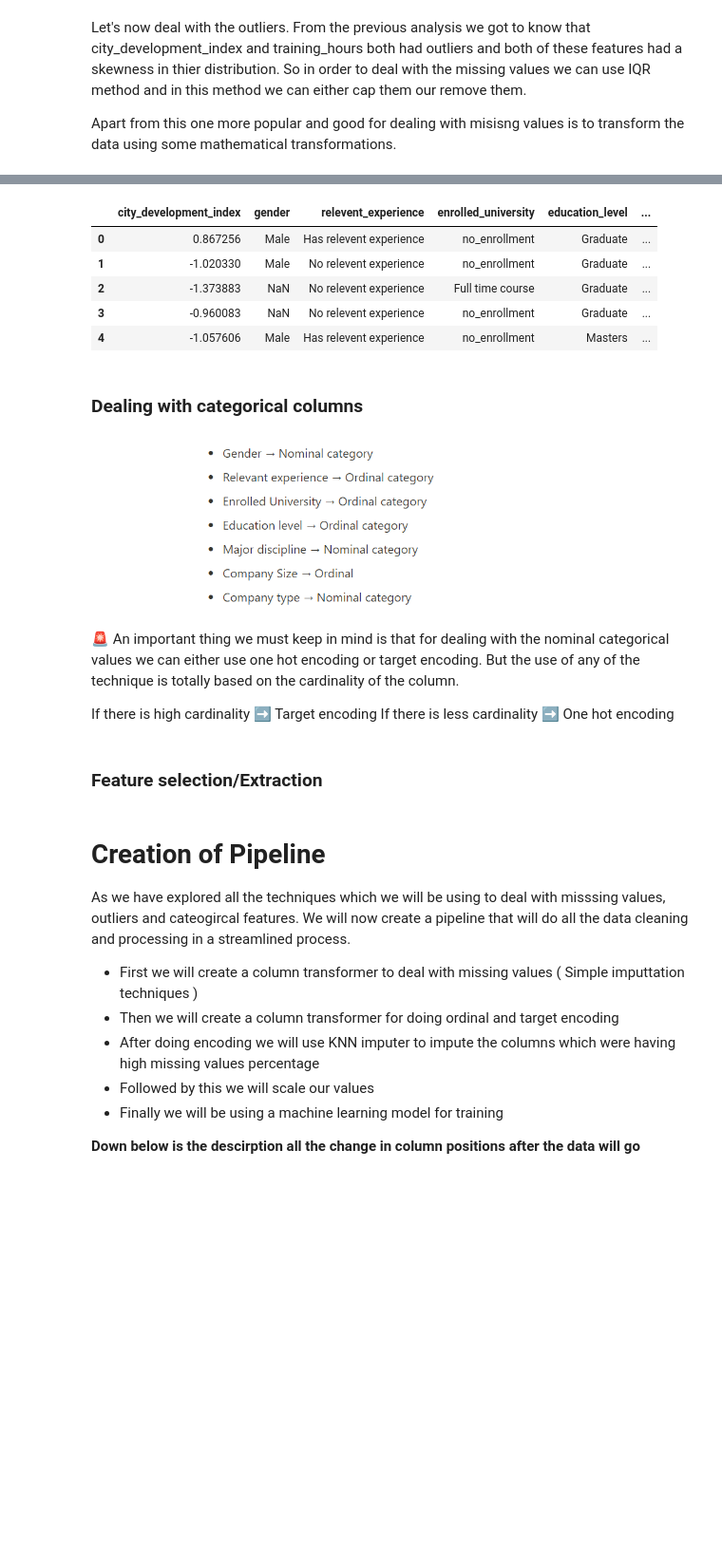
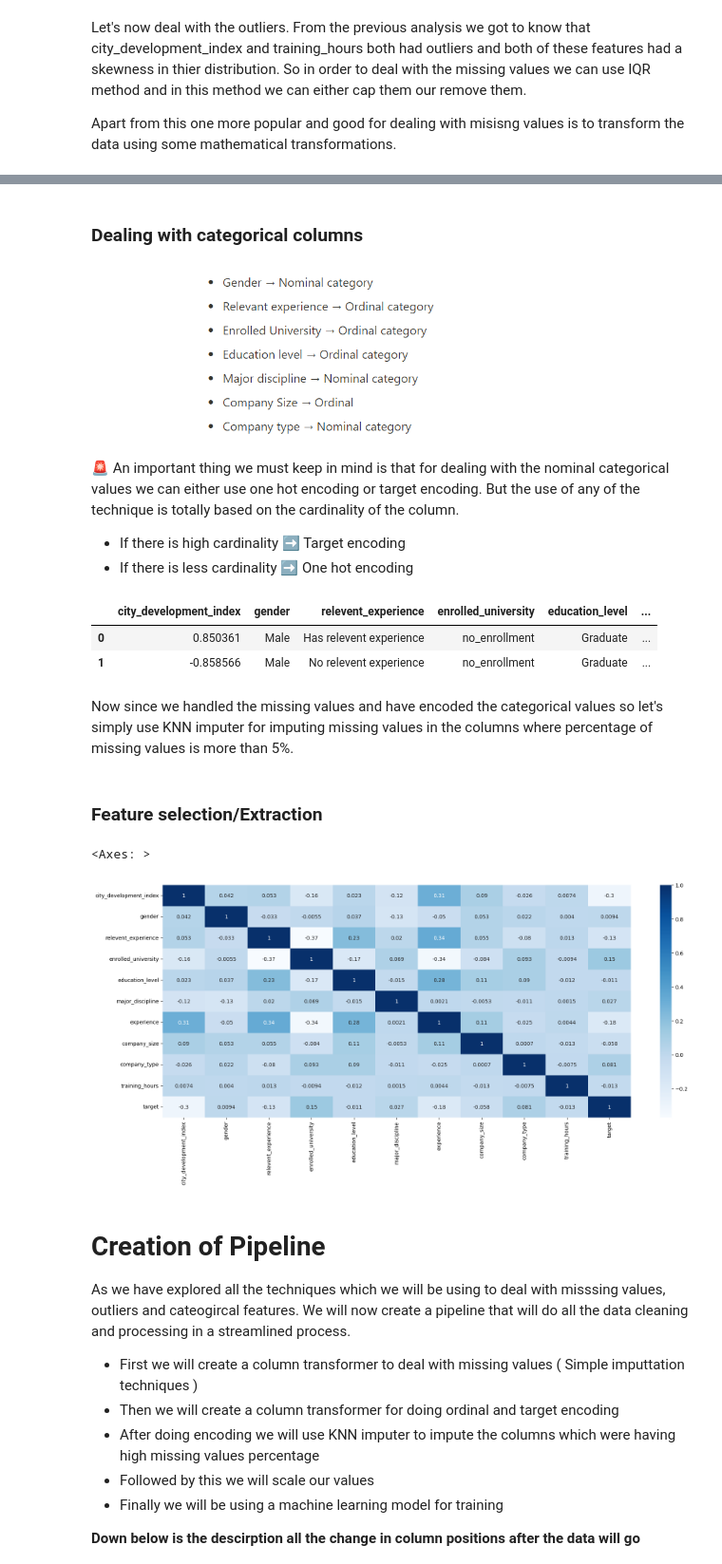
Before and after one commit to yuvraaj2002/Old_projects, a Jupyter notebook: Data Science Job prediction/notebook/Main_Code_DS.ipynb, the cells around one changed output, grey strips where cells are left out. Shown at 95% size. Drawn from its saved outputs; the diff is of its cells as text; code cells hidden in the pictures; blank space fills up the shorter version.

Commit message:
Encoded the caategorical values, used KNN imputer for dealing with missing values and also plotted a heatmap to visualize the strenght of correlation

```diff
--- a/Data Science Job prediction/notebook/Main_Code_DS.ipynb
+++ b/Data Science Job prediction/notebook/Main_Code_DS.ipynb
@@ -340,12 +340,3 @@ plt.show()
-# %%
-temp_df.head(5)
-# %% [output]
-|  | city_development_index | gender | relevent_experience | enrolled_university | education_level | ... |
-| 0 | 0.867256 | Male | Has relevent experience | no_enrollment | Graduate | ... |
-| 1 | -1.020330 | Male | No relevent experience | no_enrollment | Graduate | ... |
-| 2 | -1.373883 | NaN | No relevent experience | Full time course | Graduate | ... |
-| 3 | -0.960083 | NaN | No relevent experience | no_enrollment | Graduate | ... |
-| 4 | -1.057606 | Male | Has relevent experience | no_enrollment | Masters | ... |
 # %% [markdown]
 ### Dealing with categorical columns
 
@@ -353,10 +344,55 @@ temp_df.head(5)
 
 🚨 An important thing we must keep in mind is that for dealing with the nominal categorical values we can either use one hot encoding or target encoding. But the use of any of the technique is totally based on the cardinality of the column.
 
-If there is high cardinality ➡️ Target encoding
-If there is less cardinality ➡️ One hot encoding
+- If there is high cardinality ➡️ Target encoding
+- If there is less cardinality ➡️ One hot encoding
+# %%
+temp_df.head(2)
+# %% [output]
+|  | city_development_index | gender | relevent_experience | enrolled_university | education_level | ... |
+| 0 | 0.850361 | Male | Has relevent experience | no_enrollment | Graduate | ... |
+| 1 | -0.858566 | Male | No relevent experience | no_enrollment | Graduate | ... |
+# %%
+# Resetting the index
+temp_df.reset_index(inplace=True,drop=True)
+# %%
+# Intializing ordinal encoder class
+oe_re = OrdinalEncoder(categories=[['No relevent experience', 'Has relevent experience']],handle_unknown='use_encoded_value', unknown_value=np.nan)
+oe_eu = OrdinalEncoder(categories=[['no_enrollment', 'Part time course', 'Full time course']],handle_unknown='use_encoded_value', unknown_value=np.nan)
+oe_el = OrdinalEncoder(categories=[['Primary School', 'High School', 'Graduate', 'Masters', 'Phd']],handle_unknown='use_encoded_value', unknown_value=np.nan)
+oe_cs = OrdinalEncoder(categories=[['<10', '10/49', '50-99', '100-500', '500-999', '1000-4999', '5000-9999', '10000+']],handle_unknown='use_encoded_value', unknown_value=np.nan)
+
+# Intializing the target encoder class
+te_md = ce.TargetEncoder(smoothing=0.2, handle_missing='return_nan',return_df=False)
+te_ct = ce.TargetEncoder(smoothing=0.2, handle_missing='return_nan',return_df=False)
+te_gen = ce.TargetEncoder(smoothing=0.2, handle_missing='return_nan',return_df=False)
+
+
+temp_df['relevent_experience'] = pd.Series(oe_re.fit_transform(temp_df['relevent_experience'].values.reshape(-1,1)).reshape(-1))
+temp_df['enrolled_university'] = pd.Series(oe_eu.fit_transform(temp_df['enrolled_university'].values.reshape(-1,1)).reshape(-1))
+temp_df['education_level'] = pd.Series(oe_el.fit_transform(temp_df['education_level'].values.reshape(-1,1)).reshape(-1))
+temp_df['company_size'] = pd.Series(oe_cs.fit_transform(temp_df['company_size'].values.reshape(-1,1)).reshape(-1))
+
+
+y = temp_df['target'].values.reshape(-1,1)
+temp_df['major_discipline'] = pd.Series(te_md.fit_transform(temp_df['major_discipline'].values.reshape(-1,1),y).reshape(-1))
+temp_df['company_type'] = pd.Series(te_ct.fit_transform(temp_df['company_type'].values.reshape(-1,1),y).reshape(-1))
+temp_df['gender'] = pd.Series(te_gen.fit_transform(temp_df['gender'].values.reshape(-1,1),y).reshape(-1))
+# %% [markdown]
+Now since we handled the missing values and have encoded the categorical values so let's simply use KNN imputer for imputing missing values in the columns where percentage of missing values is more than 5%.
+# %%
+knn_imputer = KNNImputer(n_neighbors=5, metric='nan_euclidean')
+
+cols = ['gender','major_discipline','company_size','company_type']
+temp_df[cols] = knn_imputer.fit_transform(temp_df[cols])
 # %% [markdown]
 ### Feature selection/Extraction
+# %%
+fig,ax = plt.subplots(figsize = (20,8))
+sns.heatmap(temp_df.corr(),annot=True,cmap = "Blues")
+# %% [output]
+<Axes: >
+[figure, added]
 # %% [markdown]
 # Creation of Pipeline
 
```
Also changed, not shown: parts of 4 cells of this notebook.
